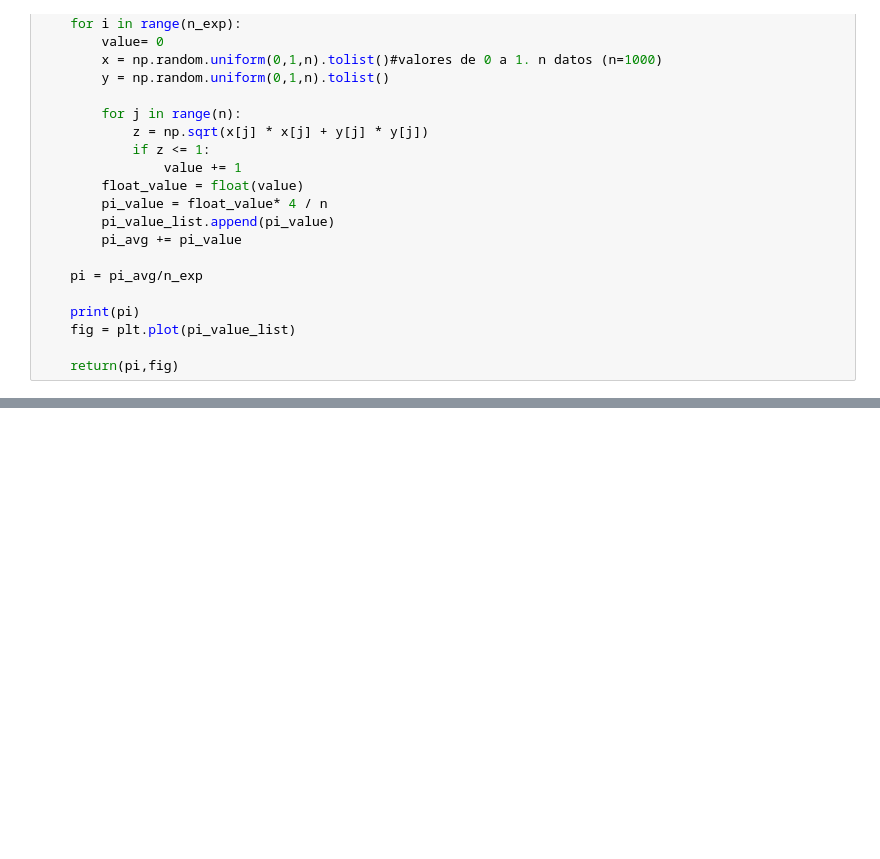
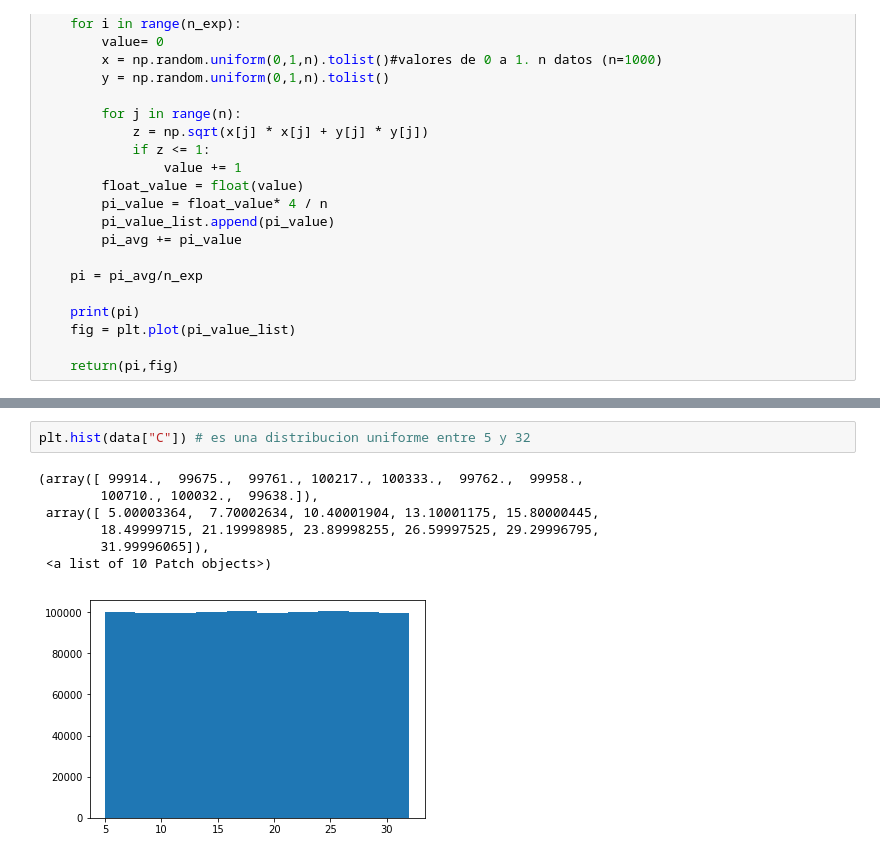
Before and after one commit to Karenahv/python-ml-curso, a Jupyter notebook: notebooks/T2 - 2 Funciones de distribucion de probabilidades.ipynb, the cells around one changed output, grey strips where cells are left out. Drawn from its saved outputs; the diff is of its cells as text; blank space fills up the shorter version.

```diff
--- a/notebooks/T2 - 2 Funciones de distribucion de probabilidades.ipynb
+++ b/notebooks/T2 - 2 Funciones de distribucion de probabilidades.ipynb
@@ -154,0 +210,10 @@ pi_montecarlo(10000,200)
+# %%
+plt.hist(data["C"]) # es una distribucion uniforme entre 5 y 32
+# %% [output]
+(array([ 99914.,  99675.,  99761., 100217., 100333.,  99762.,  99958.,
+        100710., 100032.,  99638.]),
+ array([ 5.00003364,  7.70002634, 10.40001904, 13.10001175, 15.80000445,
+        18.49999715, 21.19998985, 23.89998255, 26.59997525, 29.29996795,
+        31.99996065]),
+ <a list of 10 Patch objects>)
+[figure, added]
```
Also changed, not shown: parts of 19 cells of this notebook.
